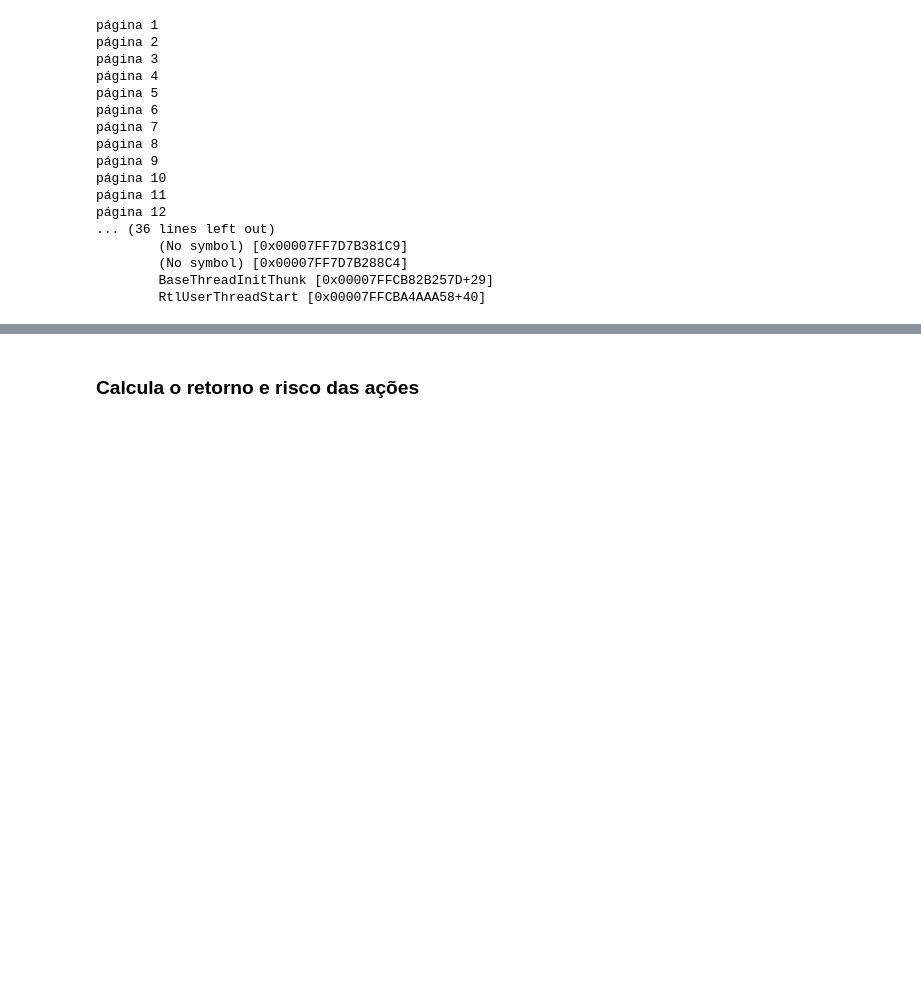
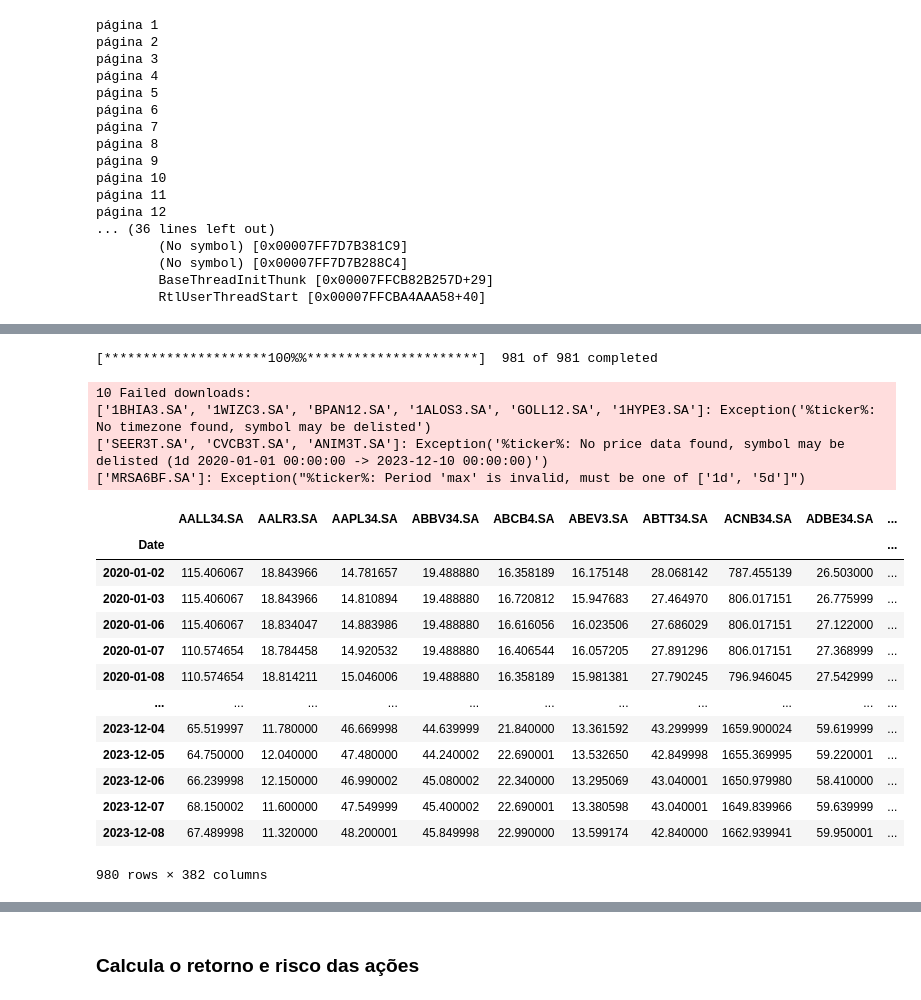
Before and after one commit to Brunoborges95/portfolio_eficiente, a Jupyter notebook: Portfólio Eficiente.ipynb, the cells around one changed output, grey strips where cells are left out. Cells and saved outputs as stored; diff of their text form; code cells hidden in the pictures; blank space fills up the shorter version.

```diff
--- a/Portfólio Eficiente.ipynb
+++ b/Portfólio Eficiente.ipynb
@@ -129,0 +163,18 @@ historico_stocks = web.DataReader(stocks_codes, start, end)['Adj Close']
+# %%
+import utils
+start = datetime(2020,1,1)
+end = datetime(2023,12,10)
+
+path_df = "s3://bbs-datalake/SourceZone/df_stocks_info.parquet"
+df_stocks_info = pd.read_parquet(path_df)
+
+stock_type = ['BDR', 'ON', 'PN', 'PNA', 'PNB', 'Subscrição', 'PNC', 'PND']
+stock_sector = list(df_stocks_info["Setor"].unique())
+stock_technical = ["Compra Forte", "Compra", "Venda", "Venda Forte", "Neutro"]
+
+df_filter = df_stocks_info.query(
+    "Tipo in @stock_type and Setor in @stock_sector and Mensal in @stock_technical"
+)
+stocks_codes = [i + ".SA" for i in df_filter.Códigos.unique()]
+utils.collect_historico_stocks(stocks_codes, start, end)
+# %% [output]
@@ -130,3 +188,22 @@ historico_stocks = web.DataReader(stocks_codes, start, end)['Adj Close']
+[*********************100%%**********************]  981 of 981 completed
+10 Failed downloads:
+['1BHIA3.SA', '1WIZC3.SA', 'BPAN12.SA', '1ALOS3.SA', 'GOLL12.SA', '1HYPE3.SA']: Exception('%ticker%: No timezone found, symbol may be delisted')
+['SEER3T.SA', 'CVCB3T.SA', 'ANIM3T.SA']: Exception('%ticker%: No price data found, symbol may be delisted (1d 2020-01-01 00:00:00 -> 2023-12-10 00:00:00)')
+['MRSA6BF.SA']: Exception("%ticker%: Period 'max' is invalid, must be one of ['1d', '5d']")
+|  | AALL34.SA | AALR3.SA | AAPL34.SA | ABBV34.SA | ABCB4.SA | ABEV3.SA | ABTT34.SA | ACNB34.SA | ADBE34.SA | ... |
+| Date |  |  |  |  |  |  |  |  |  | ... |
+| 2020-01-02 | 115.406067 | 18.843966 | 14.781657 | 19.488880 | 16.358189 | 16.175148 | 28.068142 | 787.455139 | 26.503000 | ... |
+| 2020-01-03 | 115.406067 | 18.843966 | 14.810894 | 19.488880 | 16.720812 | 15.947683 | 27.464970 | 806.017151 | 26.775999 | ... |
+| 2020-01-06 | 115.406067 | 18.834047 | 14.883986 | 19.488880 | 16.616056 | 16.023506 | 27.686029 | 806.017151 | 27.122000 | ... |
+| 2020-01-07 | 110.574654 | 18.784458 | 14.920532 | 19.488880 | 16.406544 | 16.057205 | 27.891296 | 806.017151 | 27.368999 | ... |
+| 2020-01-08 | 110.574654 | 18.814211 | 15.046006 | 19.488880 | 16.358189 | 15.981381 | 27.790245 | 796.946045 | 27.542999 | ... |
+| ... | ... | ... | ... | ... | ... | ... | ... | ... | ... | ... |
+| 2023-12-04 | 65.519997 | 11.780000 | 46.669998 | 44.639999 | 21.840000 | 13.361592 | 43.299999 | 1659.900024 | 59.619999 | ... |
+| 2023-12-05 | 64.750000 | 12.040000 | 47.480000 | 44.240002 | 22.690001 | 13.532650 | 42.849998 | 1655.369995 | 59.220001 | ... |
+| 2023-12-06 | 66.239998 | 12.150000 | 46.990002 | 45.080002 | 22.340000 | 13.295069 | 43.040001 | 1650.979980 | 58.410000 | ... |
+| 2023-12-07 | 68.150002 | 11.600000 | 47.549999 | 45.400002 | 22.690001 | 13.380598 | 43.040001 | 1649.839966 | 59.639999 | ... |
+| 2023-12-08 | 67.489998 | 11.320000 | 48.200001 | 45.849998 | 22.990000 | 13.599174 | 42.840000 | 1662.939941 | 59.950001 | ... |
+980 rows × 382 columns
 # %%
 #colunas que contém nan
 colunas_nan = list(historico_stocks.iloc[:,list(historico_stocks.isna().any())].columns)
```
Also changed, not shown: parts of 10 cells of this notebook, 4 other files.
